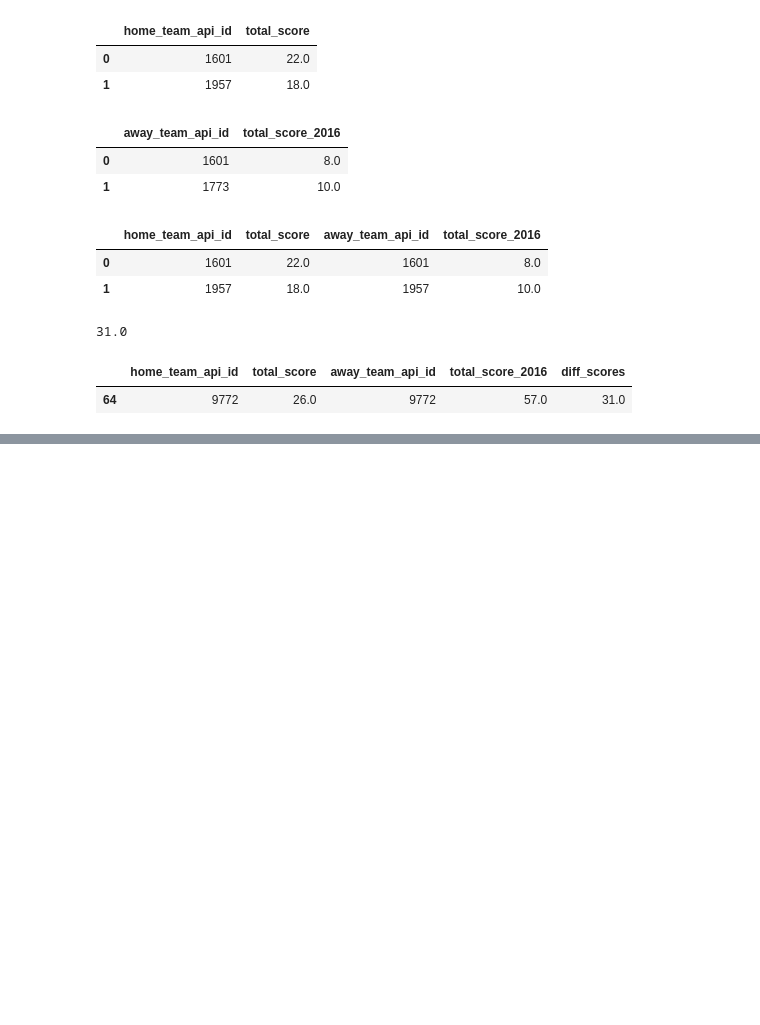
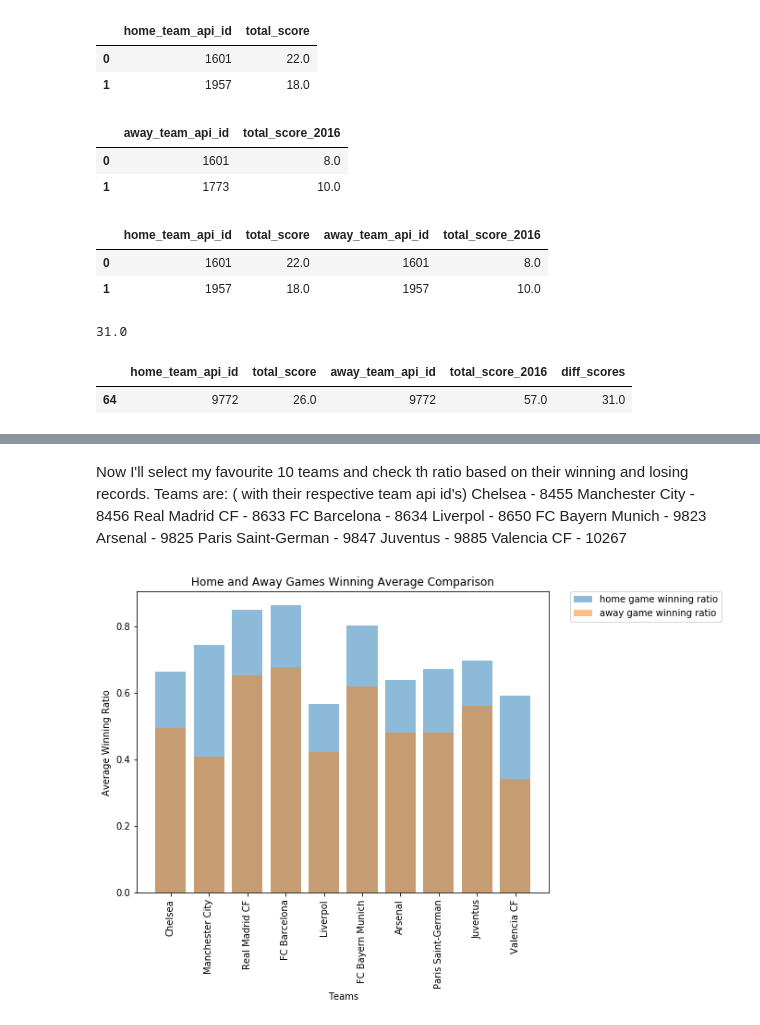
Before and after one commit to budhajitRoy/DAND_Project_1_Euro_Soccer_Data_Analysis, a Jupyter notebook: Euro_Soccer_Database_Analysis.ipynb, the cells around one changed output, grey strips where cells are left out. Cells and saved outputs as stored; diff of their text form; code cells hidden in the pictures; blank space fills up the shorter version.

Commit message:
feat : EDA teams winning losing ratios
Exploratory Data Analysis for the last research item: "Home and Away Games - winning and losing ratio analysis" and the Overall Conclusion of the Analysis.

```diff
--- a/Euro_Soccer_Database_Analysis.ipynb
+++ b/Euro_Soccer_Database_Analysis.ipynb
@@ -778,0 +842,12 @@ df_combined_2008_2016.query('diff_scores == {}'.format(max_diff))
+# %%
+# calculate the winning, losing and draw ratio for both datasets
+
+# for home dataset
+df_homes_final['losing_ratio'] = df_homes_final[0] / df_homes_final['total_home_games']
+df_homes_final['draw_ratio'] = df_homes_final[1] / df_homes_final['total_home_games']
+df_homes_final['winning_ratio'] = df_homes_final[3] / df_homes_final['total_home_games']
+
+# for away dataset
+df_away_final['losing_ratio'] = df_away_final[0] / df_away_final['total_away_games']
+df_away_final['draw_ratio'] = df_away_final[1] / df_away_final['total_away_games']
+df_away_final['winning_ratio'] = df_away_final[3] / df_away_final['total_away_games']
@@ -778,0 +871,48 @@ df_combined_2008_2016.query('diff_scores == {}'.format(max_diff))
+# %% [markdown]
+<p>Now I'll select my favourite 10 teams and check th ratio based on their winning and losing records.
+Teams are: ( with their respective team api id's)
+Chelsea - 8455
+Manchester City - 8456
+Real Madrid CF - 8633
+FC Barcelona - 8634
+Liverpol - 8650
+FC Bayern Munich -  9823
+Arsenal - 9825
+Paris Saint-German - 9847
+Juventus - 9885
+Valencia CF - 10267</p>
+# %%
+#for only the selected teams
+
+my_teams_home_df = df_homes_final.query('home_team_api_id == 9885 or home_team_api_id == 8455 or home_team_api_id == 9847 or home_team_api_id == 9823 or home_team_api_id == 10267 or home_team_api_id == 8633 or home_team_api_id == 8634 or home_team_api_id == 9825 or home_team_api_id == 8650 or home_team_api_id == 8456')
+my_teams_away_df = df_away_final.query('away_team_api_id == 9885 or away_team_api_id == 8455 or away_team_api_id == 9847 or away_team_api_id == 9823 or away_team_api_id == 10267 or away_team_api_id == 8633 or away_team_api_id == 8634 or away_team_api_id == 9825 or away_team_api_id == 8650 or away_team_api_id == 8456')
+# %%
+# setting up the parameter for plotting
+ind = np.arange(len(my_teams_home_df[0]))
+# %%
+# plotting the winning ratio bar chart
+
+plt.figure(figsize = [8,6]);
+home_winning_ratio = my_teams_home_df['winning_ratio']
+away_winning_ratio = my_teams_away_df['winning_ratio']
+
+
+home_winning = plt.bar(ind, home_winning_ratio, alpha=.5, label='home game winning ratio')
+away_winning = plt.bar(ind, away_winning_ratio, alpha=.5, label='away game winning ratio')
+
+# title and labels
+plt.title('Home and Away Games Winning Average Comparison')
+plt.xlabel('Teams')
+plt.ylabel('Average Winning Ratio')
+plt.rcParams["figure.figsize"] = 8,6
+
+
+#locations = ind  # xtick locations
+labels = ['Chelsea', 'Manchester City','Real Madrid CF','FC Barcelona','Liverpol','FC Bayern Munich','Arsenal','Paris Saint-German','Juventus','Valencia CF']  # xtick labels
+plt.xticks(ind, labels, rotation='vertical')
+#plt.xticks(teams, rotation='vertical')
+
+# legend
+plt.legend(bbox_to_anchor = (1.05 , 1), loc = 2, borderaxespad = 0.);
+# %% [output]
+[figure, added]
```
Also changed, not shown: parts of 15 cells of this notebook.
